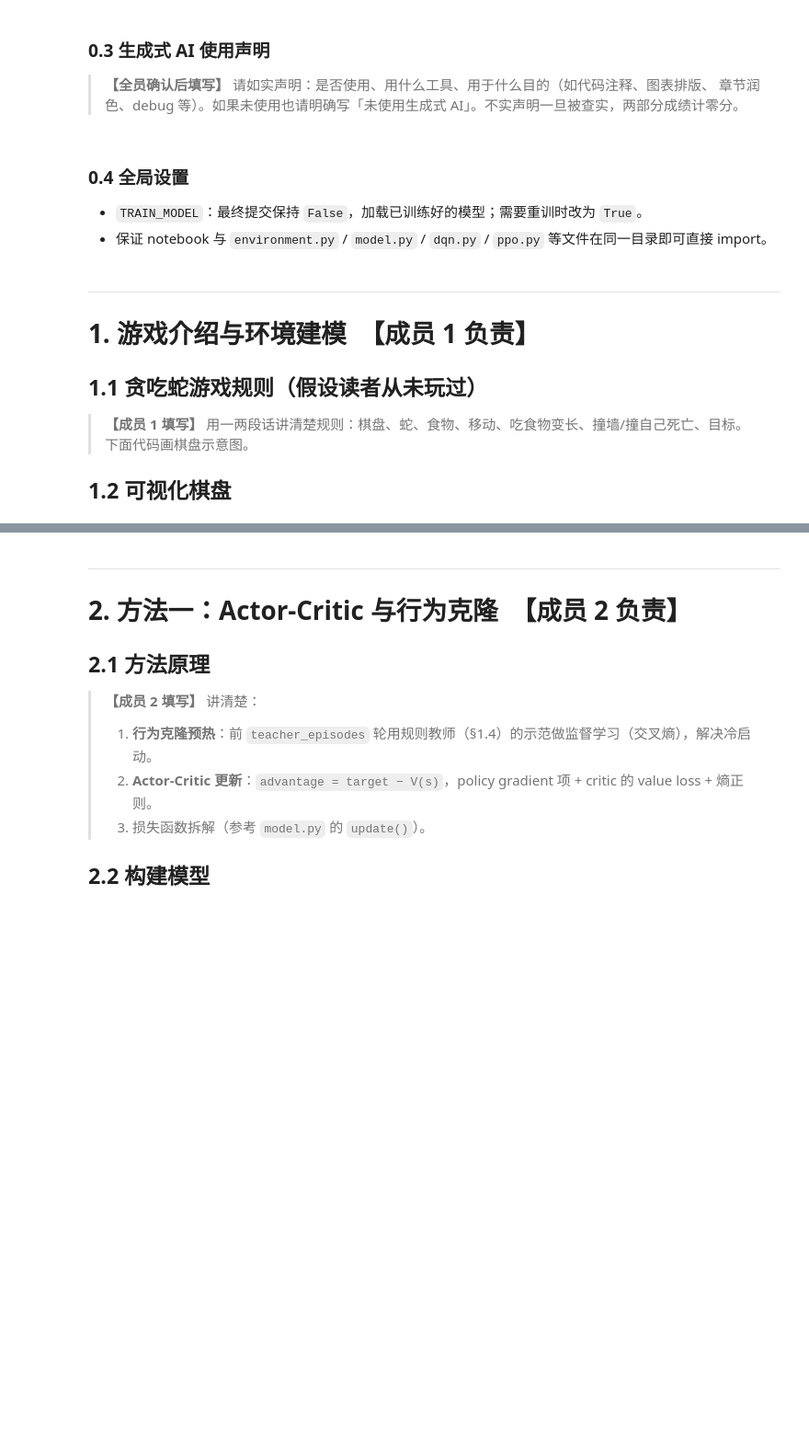
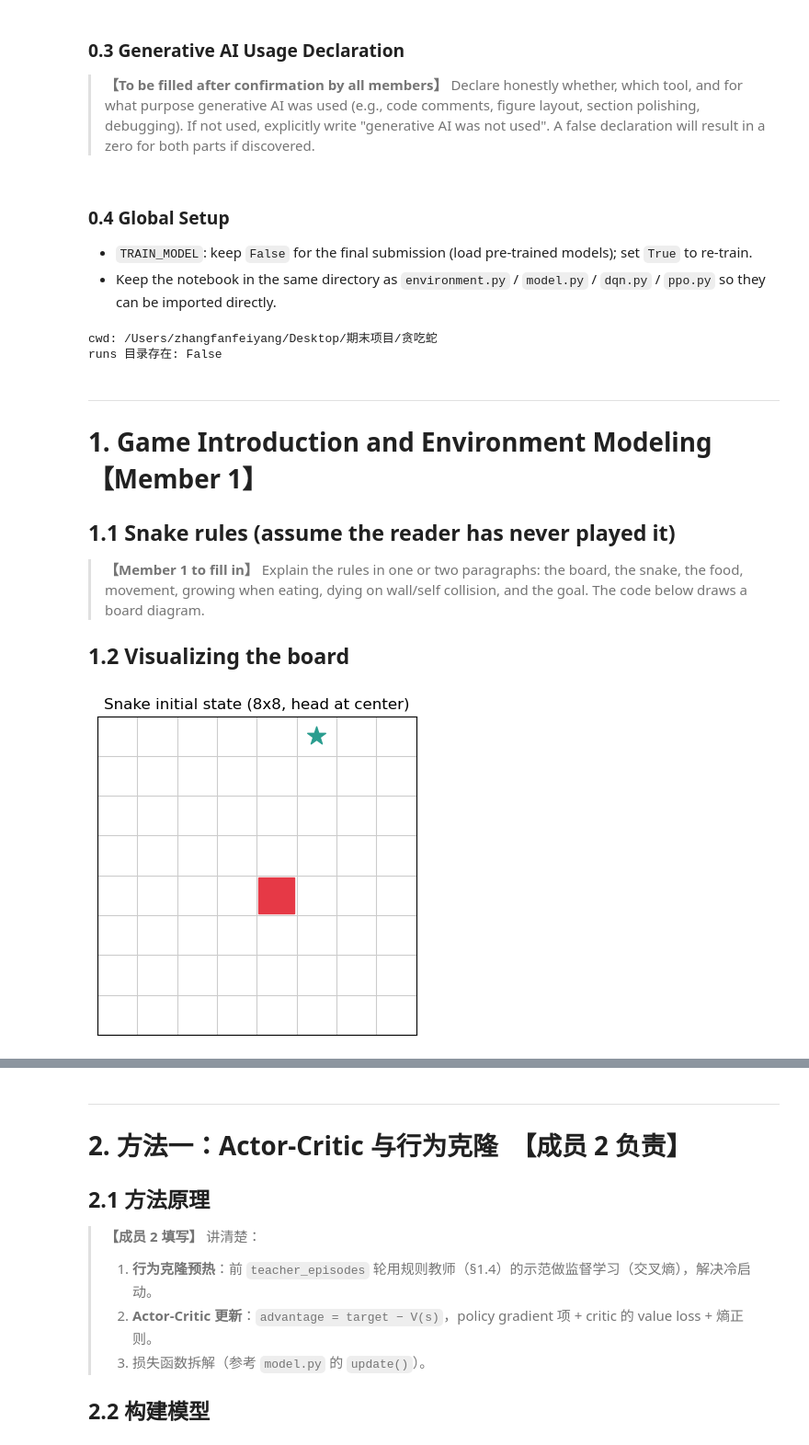
Before and after one commit to Allepsilon-0/DSA5102-Final-Group-Project, a Jupyter notebook: Snake/DSA5102_final_project_snake.ipynb, the cells around one changed output, grey strips where cells are left out. Shown at 92% size. Cells and saved outputs as stored; diff of their text form; code cells hidden in the pictures; blank space fills up the shorter version.

Commit message:
Update Snake environment and notebook: BFS teacher, sparse/dense reward, obs fix, 8x8 setting

```diff
--- a/Snake/DSA5102_final_project_snake.ipynb
+++ b/Snake/DSA5102_final_project_snake.ipynb
@@ -32,22 +27,24 @@
 # %% [markdown]
-### 0.3 生成式 AI 使用声明
+### 0.3 Generative AI Usage Declaration
 
-> **【全员确认后填写】** 请如实声明：是否使用、用什么工具、用于什么目的（如代码注释、图表排版、
-> 章节润色、debug 等）。如果未使用也请明确写「未使用生成式 AI」。不实声明一旦被查实，两部分成绩计零分。
+> **【To be filled after confirmation by all members】** Declare honestly whether, which tool, and for what purpose
+> generative AI was used (e.g., code comments, figure layout, section polishing, debugging). If not used, explicitly
+> write "generative AI was not used". A false declaration will result in a zero for both parts if discovered.
 # %% [markdown]
-### 0.4 全局设置
+### 0.4 Global Setup
 
-- `TRAIN_MODEL`：最终提交保持 `False`，加载已训练好的模型；需要重训时改为 `True`。
-- 保证 notebook 与 `environment.py` / `model.py` / `dqn.py` / `ppo.py` 等文件在同一目录即可直接 import。
+- `TRAIN_MODEL`: keep `False` for the final submission (load pre-trained models); set `True` to re-train.
+- Keep the notebook in the same directory as `environment.py` / `model.py` / `dqn.py` / `ppo.py` so they can be imported directly.
 # %%
-# ==================== 全局设置 ====================
-# 最终提交请保持 False（加载已训练好的模型）；重训时改为 True
+# ==================== Global setup ====================
+# Keep False for the final submission (load pre-trained models); set True to re-train
 TRAIN_MODEL = False
 
 import sys
 from pathlib import Path
 
-# 若 notebook 与 .py 源码同目录，可直接 import；否则把源码目录加进 path
+# The notebook can import the modules directly if it sits next to the .py source files;
+# otherwise add the source directory to the path.
 HERE = Path.cwd()
 if str(HERE) not in sys.path:
     sys.path.insert(0, str(HERE))
@@ -60,35 +57,55 @@ from environment import SnakeEnv
 from model import ConvActorCritic
 from dqn import DQNAgent, ReplayBuffer
 from ppo import PPOAgent
+from main import choose_device   # auto-select cpu/mps/cuda
 
-# 确认已训练模型存在
+# Check whether pre-trained models exist
 RUNS = Path("runs")
 print("cwd:", HERE)
-print("runs 目录存在:", RUNS.exists())
+print("runs directory exists:", RUNS.exists())
 if RUNS.exists():
     for p in sorted(RUNS.rglob("*.pt"))[:10]:
         print("  checkpoint:", p)
+# %% [output]
+cwd: /Users/zhangfanfeiyang/Desktop/期末项目/贪吃蛇
+runs 目录存在: False
 # %% [markdown]
 ---
-# 1. 游戏介绍与环境建模　【成员 1 负责】
+# 1. Game Introduction and Environment Modeling  【Member 1】
 
-## 1.1 贪吃蛇游戏规则（假设读者从未玩过）
+## 1.1 Snake rules (assume the reader has never played it)
 
-> **【成员 1 填写】** 用一两段话讲清楚规则：棋盘、蛇、食物、移动、吃食物变长、撞墙/撞自己死亡、目标。
-> 下面代码画棋盘示意图。
+> **【Member 1 to fill in】** Explain the rules in one or two paragraphs: the board, the snake, the food, movement,
+> growing when eating, dying on wall/self collision, and the goal. The code below draws a board diagram.
 
-## 1.2 可视化棋盘
+## 1.2 Visualizing the board
 # %%
-# 贪吃蛇棋盘示意图（成员 1：用 matplotlib 画一个初始局面，标注蛇头、蛇身、食物）
-# 提示：可复用 environment.py 里 _get_observation 的思路，或手画一个 6x6 网格示例。
-GRID = 6
-fig, ax = plt.subplots(figsize=(4, 4))
+# Draw the snake board using the real environment's initial state (head at center, random food)
+env_demo = SnakeEnv(grid_size=8, end_score=8, max_steps=300)
+obs, _ = env_demo.reset(seed=42)
+snake_mask = obs[0]   # channel 0: snake body
+food_mask = obs[1]    # channel 1: food
+
+GRID = 8
+fig, ax = plt.subplots(figsize=(4.5, 4.5))
 ax.set_xlim(0, GRID); ax.set_ylim(GRID, 0); ax.set_aspect("equal")
 for i in range(GRID + 1):
     ax.axhline(i, color="#cccccc", lw=0.8)
     ax.axvline(i, color="#cccccc", lw=0.8)
-# 示例：蛇头 (3,3)、食物 (3,5)
-ax.add_patch(plt.Rectangle((3 + 0.05, 3 + 0.05), 0.9, 0.9, color="#e63946"))   # 蛇头
-ax.scatter(5 + 0.5, 3 + 0.5, s=200, marker="*", color="#2a9d8f")               # 食物
-ax.set_xticks([]); ax.set_yticks([]); ax.set_title("Snake 棋盘示例（6×6）")
+
+# snake body (initially only the head)
+for r in range(GRID):
+    for c in range(GRID):
+        if snake_mask[r, c]:
+            ax.add_patch(plt.Rectangle((c + 0.05, r + 0.05), 0.9, 0.9, color="#e63946"))
+# food
+for r in range(GRID):
+    for c in range(GRID):
+        if food_mask[r, c]:
+            ax.scatter(c + 0.5, r + 0.5, s=220, marker="*", color="#2a9d8f")
+
+ax.set_xticks([]); ax.set_yticks([]); ax.set_title("Snake initial state (8x8, head at center)")
 plt.show()
+env_demo.close()
+# %% [output]
+[figure, added]
```
Also changed, not shown: parts of 14 cells of this notebook, 1 other file.
